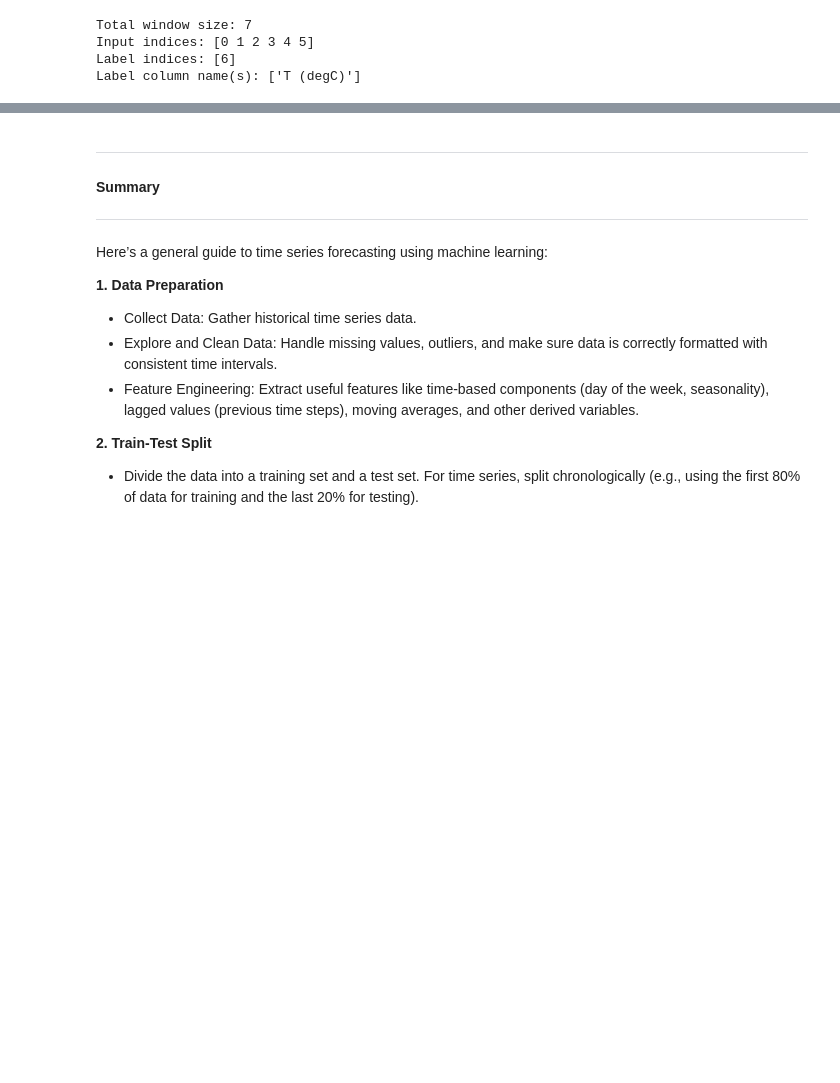
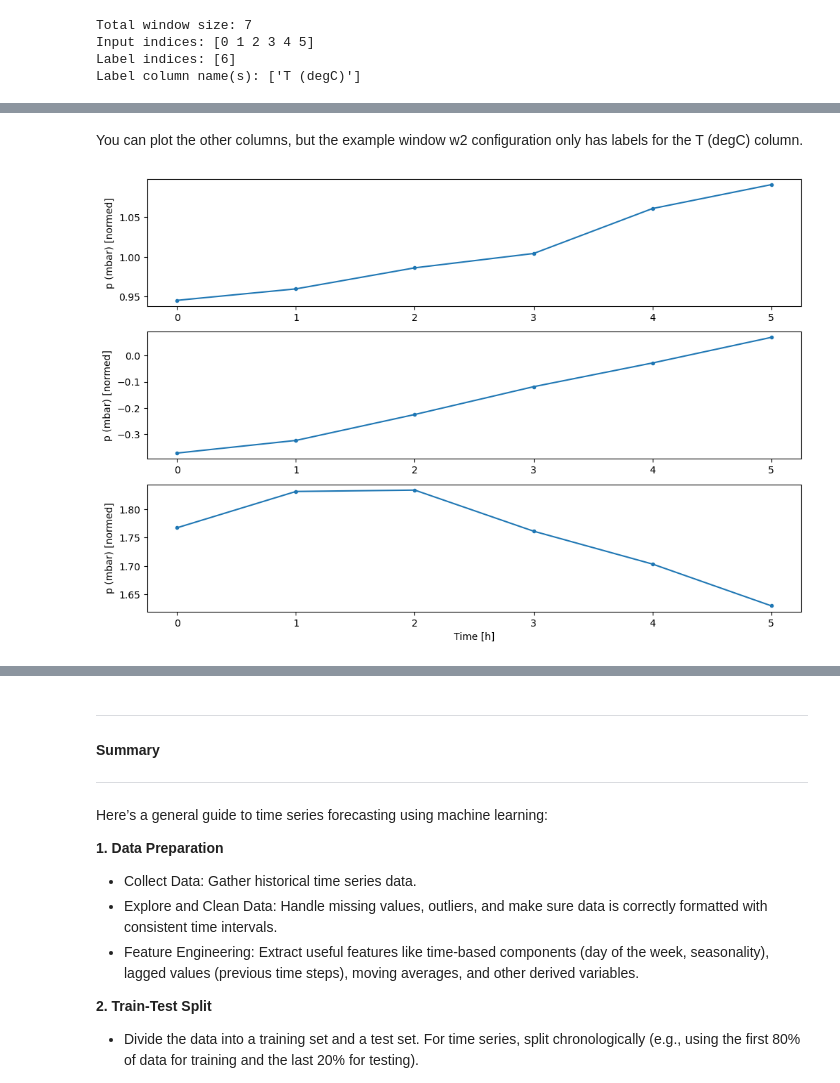
Before and after one commit to mrdchua/Time-Series-Analysis, a Jupyter notebook: intro_time_series_analysis.ipynb, the cells around one changed output, grey strips where cells are left out. Drawn from its saved outputs; the diff is of its cells as text; code cells hidden in the pictures; blank space fills up the shorter version.

```diff
--- a/intro_time_series_analysis.ipynb
+++ b/intro_time_series_analysis.ipynb
@@ -459,0 +565,6 @@ Label column name(s): ['T (degC)']
+# %% [markdown]
+You can plot the other columns, but the example window w2 configuration only has labels for the T (degC) column.
+# %%
+w2.plot(plot_col='p (mbar)')
+# %% [output]
+[figure, added]
```
Also changed, not shown: parts of 22 cells of this notebook.
